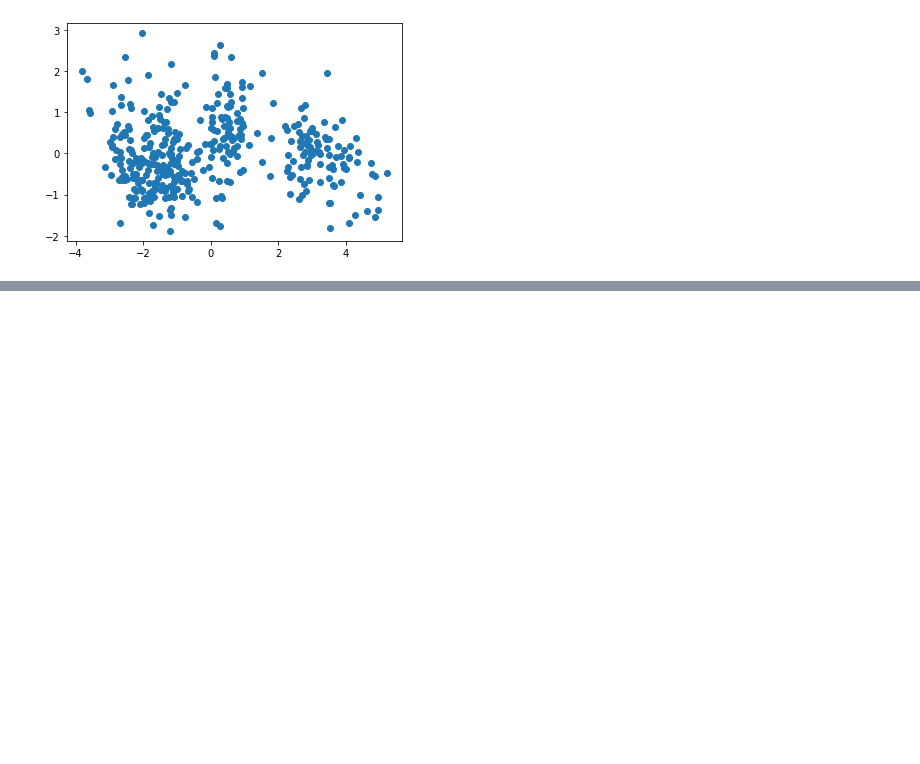
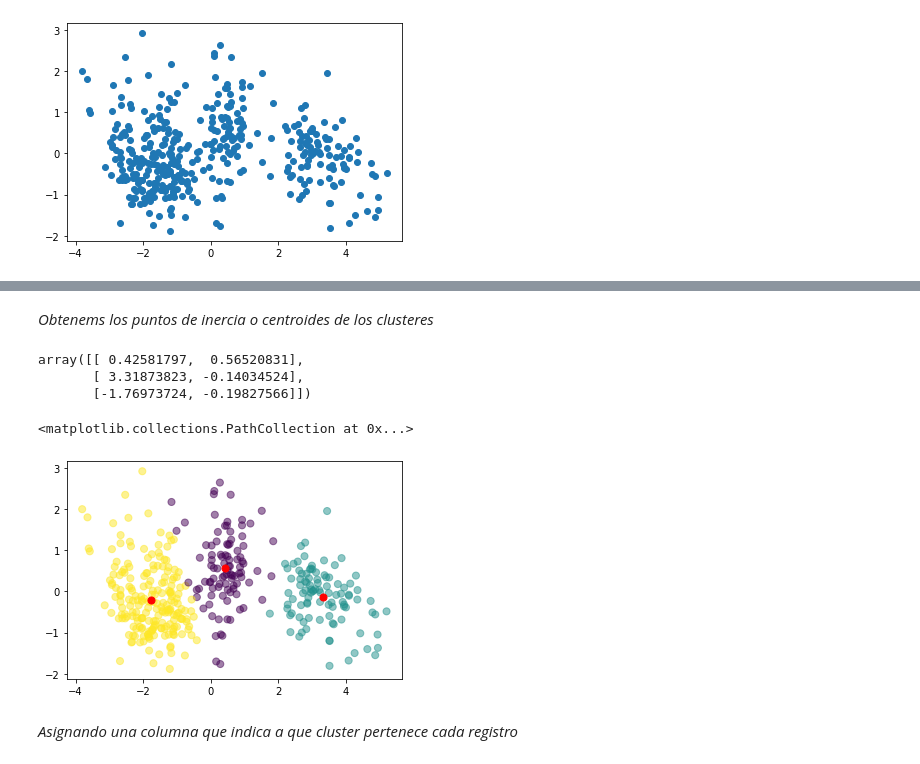
Before and after one commit to iamchapita/Inteligencia-Artificial, a Jupyter notebook: Unidad II/Ejercicios/Clase/002/Machine Learning No Supervisado.ipynb, the cells around one changed output, grey strips where cells are left out. Drawn from its saved outputs; the diff is of its cells as text; code cells hidden in the pictures; blank space fills up the shorter version.

```diff
--- a/Unidad II/Ejercicios/Clase/002/Machine Learning No Supervisado.ipynb
+++ b/Unidad II/Ejercicios/Clase/002/Machine Learning No Supervisado.ipynb
@@ -222,0 +226,18 @@ array([1, 1, 1, 1, 1, 1, 1, 1, 1, 1, 1, 1, 1, 1, 0, 2, 2, 2, 0, 0, 0, 0,
+# %% [markdown]
+*Obtenems los puntos de inercia o centroides de los clusteres*
+# %%
+centroids =  kmeans.cluster_centers_
+# %%
+centroids
+# %% [output]
+array([[ 0.42581797,  0.56520831],
+       [ 3.31873823, -0.14034524],
+       [-1.76973724, -0.19827566]])
+# %%
+plt.scatter(pcadf['c1'], pcadf['c2'], c=kmeans.labels_.astype(float), s=50, alpha=0.5)
+plt.scatter([centroids[0][0], centroids[1][0], centroids[2][0]], [centroids[0][1], centroids[1][1], centroids[2][1]], c='red', s=50)
+# %% [output]
+<matplotlib.collections.PathCollection at 0x...>
+[figure, added]
+# %% [markdown]
+*Asignando una columna que indica a que cluster pertenece cada registro*
```
Also changed, not shown: parts of 10 cells of this notebook.
